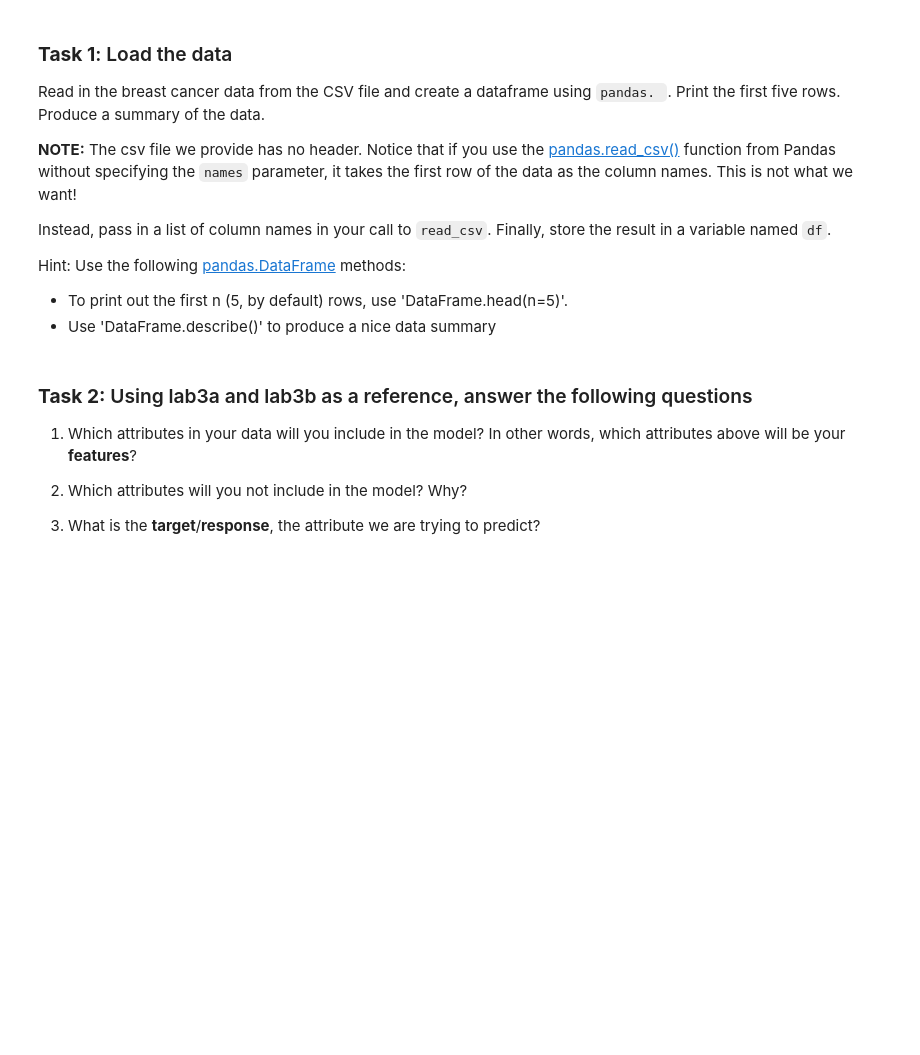
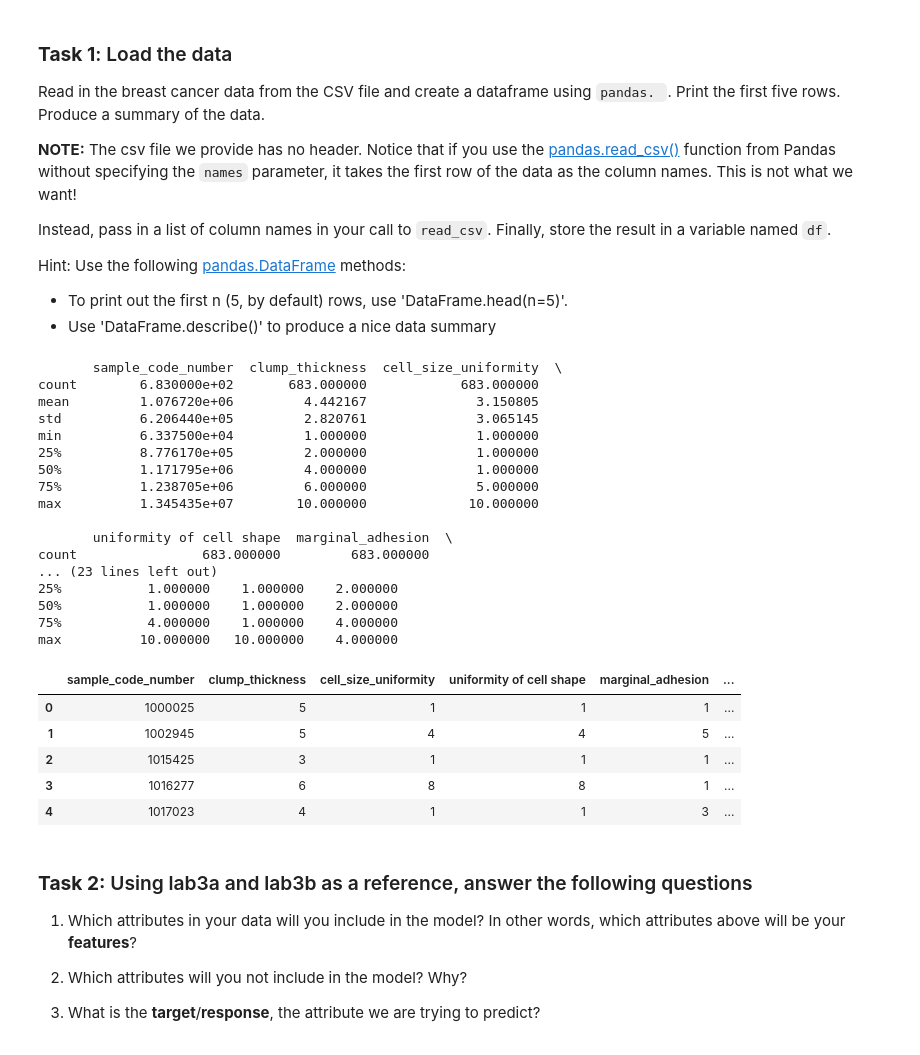
Before and after one commit to sjmccorm1993/a3-sjmccorm1993, a Jupyter notebook: Assignment3.ipynb, the cells around one changed output. Saved outputs shown, nothing was run; the diff lists cells and outputs as text; code cells hidden in the pictures; blank space fills up the shorter version.

```diff
--- a/Assignment3.ipynb
+++ b/Assignment3.ipynb
@@ -45,11 +45,38 @@ Hint: Use the following [pandas.DataFrame](https://pandas.pydata.org/pandas-docs
 # %%
 # Import the required packages
 import pandas as pd
 import numpy as np
 
-# names = ...
-# df = ...
-# YOUR CODE HERE
+names = ['sample_code_number', 'clump_thickness', 'cell_size_uniformity', 'uniformity of cell shape', \
+         'marginal_adhesion', 'single_epithelial_cell_size', 'bare_nuclei', 'bland_chromatin',        \
+         'normal nucleoli', 'mitoses', 'class']
+df = pd.read_csv('~/Desktop/data1030/a3-sjmccorm1993/data/breastcancer_data.csv', names=names)
+print(df.describe())
+df.head()
+# %% [output]
+       sample_code_number  clump_thickness  cell_size_uniformity  \
+count        6.830000e+02       683.000000            683.000000
+mean         1.076720e+06         4.442167              3.150805
+std          6.206440e+05         2.820761              3.065145
+min          6.337500e+04         1.000000              1.000000
+25%          8.776170e+05         2.000000              1.000000
+50%          1.171795e+06         4.000000              1.000000
+75%          1.238705e+06         6.000000              5.000000
+max          1.345435e+07        10.000000             10.000000
+
+       uniformity of cell shape  marginal_adhesion  \
+count                683.000000         683.000000
+... (23 lines left out)
+25%           1.000000    1.000000    2.000000
+50%           1.000000    1.000000    2.000000
+75%           4.000000    1.000000    4.000000
+max          10.000000   10.000000    4.000000
+|  | sample_code_number | clump_thickness | cell_size_uniformity | uniformity of cell shape | marginal_adhesion | ... |
+| 0 | 1000025 | 5 | 1 | 1 | 1 | ... |
+| 1 | 1002945 | 5 | 4 | 4 | 5 | ... |
+| 2 | 1015425 | 3 | 1 | 1 | 1 | ... |
+| 3 | 1016277 | 6 | 8 | 8 | 1 | ... |
+| 4 | 1017023 | 4 | 1 | 1 | 3 | ... |
 # %% [markdown]
 
 
```
Also changed, not shown: parts of 27 cells of this notebook, 6 other files.
